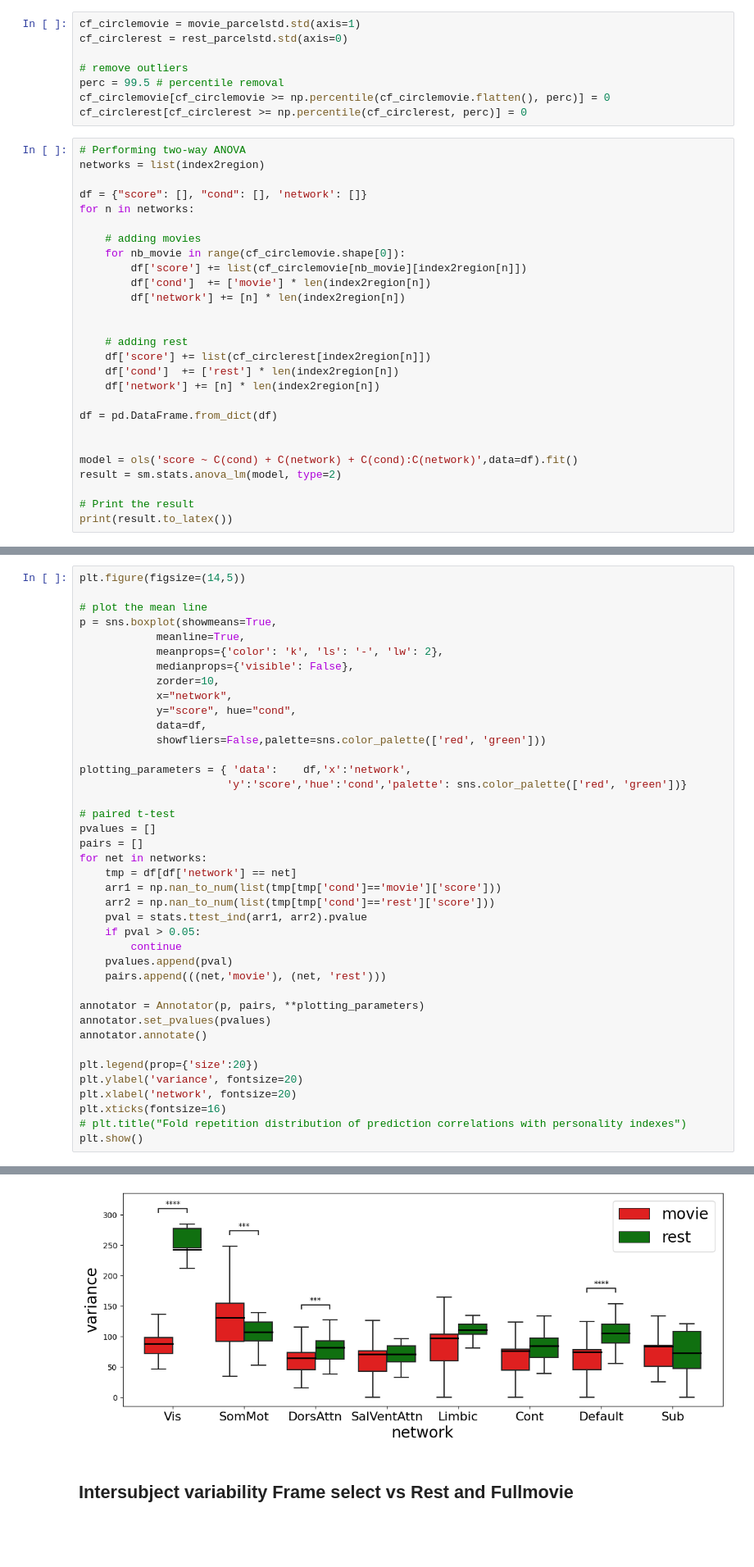
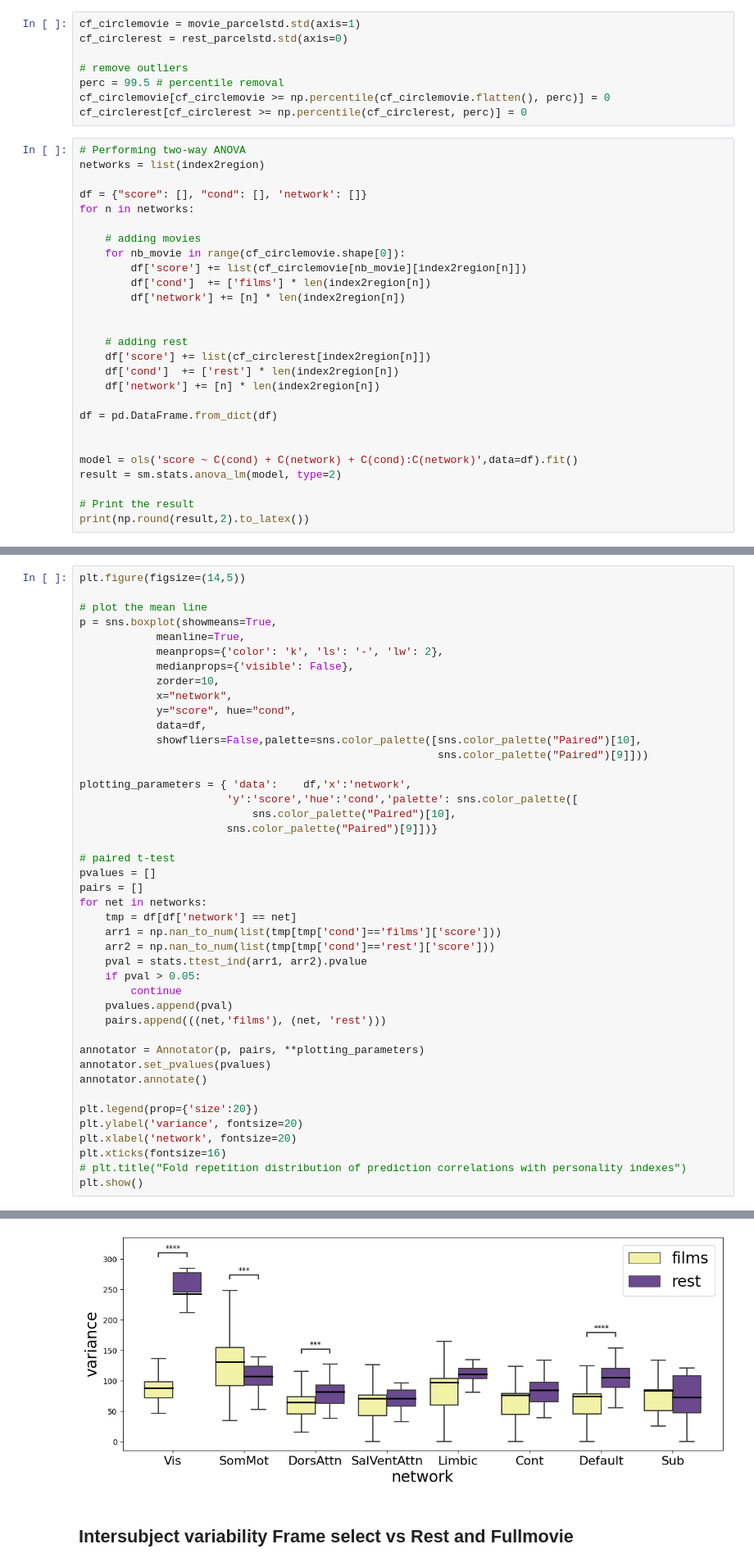
Before and after one commit to MIPLabCH/emoguide_gradients, a Jupyter notebook: 04_intersubject_variability.ipynb, the cells around one changed output, grey strips where cells are left out. Shown at 82% size. Drawn from its saved outputs; the diff is of its cells as text; blank space fills up the shorter version.

```diff
--- a/04_intersubject_variability.ipynb
+++ b/04_intersubject_variability.ipynb
@@ -269,7 +269,7 @@ for n in networks:
     # adding movies
     for nb_movie in range(cf_circlemovie.shape[0]):
         df['score'] += list(cf_circlemovie[nb_movie][index2region[n]])
-        df['cond']  += ['movie'] * len(index2region[n])
+        df['cond']  += ['films'] * len(index2region[n])
         df['network'] += [n] * len(index2region[n])
 
 
@@ -285,7 +285,7 @@ model = ols('score ~ C(cond) + C(network) + C(cond):C(network)',data=df).fit()
 result = sm.stats.anova_lm(model, type=2)
 
 # Print the result
-print(result.to_latex())
+print(np.round(result,2).to_latex())
 # %% [output]
 \begin{tabular}{lrrrrr}
 \toprule
@@ -309,23 +309,26 @@ p = sns.boxplot(showmeans=True,
             x="network",
             y="score", hue="cond",
             data=df,
-            showfliers=False,palette=sns.color_palette(['red', 'green']))
+            showfliers=False,palette=sns.color_palette([sns.color_palette("Paired")[10],
+                                                        sns.color_palette("Paired")[9]]))
 
 plotting_parameters = { 'data':    df,'x':'network',
-                       'y':'score','hue':'cond','palette': sns.color_palette(['red', 'green'])}
+                       'y':'score','hue':'cond','palette': sns.color_palette([
+                           sns.color_palette("Paired")[10],
+                       sns.color_palette("Paired")[9]])}
 
 # paired t-test
 pvalues = []
 pairs = []
 for net in networks:
     tmp = df[df['network'] == net]
-    arr1 = np.nan_to_num(list(tmp[tmp['cond']=='movie']['score']))
+    arr1 = np.nan_to_num(list(tmp[tmp['cond']=='films']['score']))
     arr2 = np.nan_to_num(list(tmp[tmp['cond']=='rest']['score']))
     pval = stats.ttest_ind(arr1, arr2).pvalue
     if pval > 0.05:
         continue
     pvalues.append(pval)
-    pairs.append(((net,'movie'), (net, 'rest')))
+    pairs.append(((net,'films'), (net, 'rest')))
 
 annotator = Annotator(p, pairs, **plotting_parameters)
 annotator.set_pvalues(pvalues)
@@ -352,4 +355,4 @@ Default_movie vs. Default_rest: Custom statistical test, P_val:1.735e-07
-[figure, old version]
+[figure, new version]
 # %% [markdown]
 ## Intersubject variability Frame select vs Rest and Fullmovie
 # %% [markdown]
```
Also changed, not shown: parts of 4 cells of this notebook, 5 other files.
